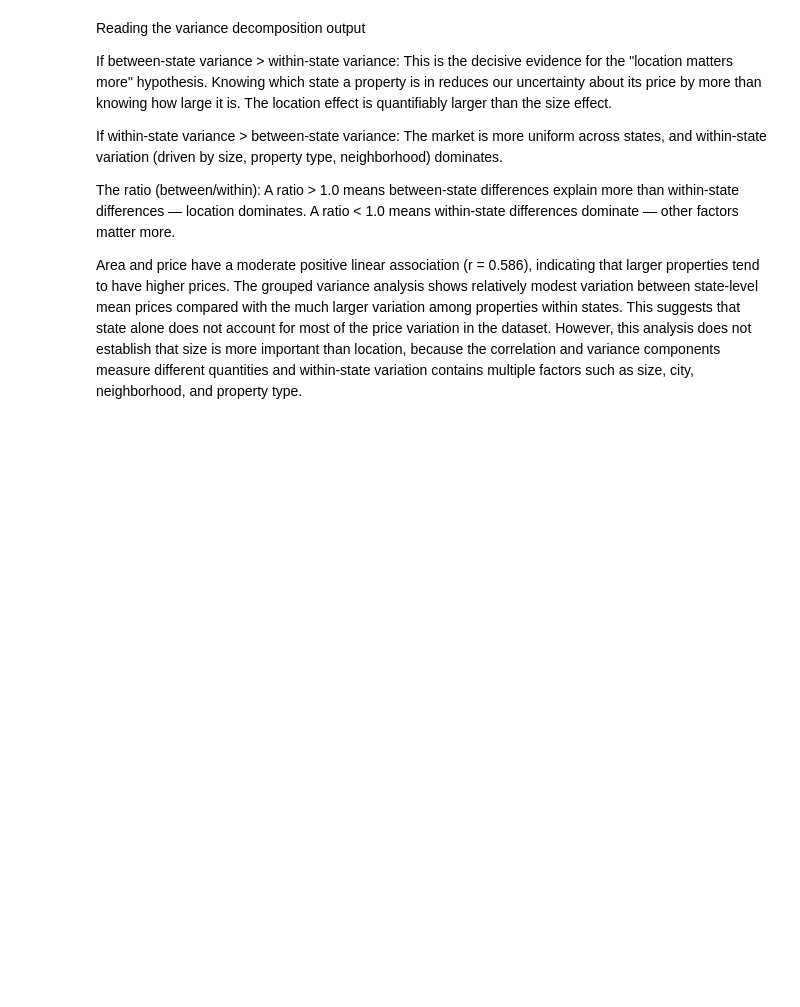
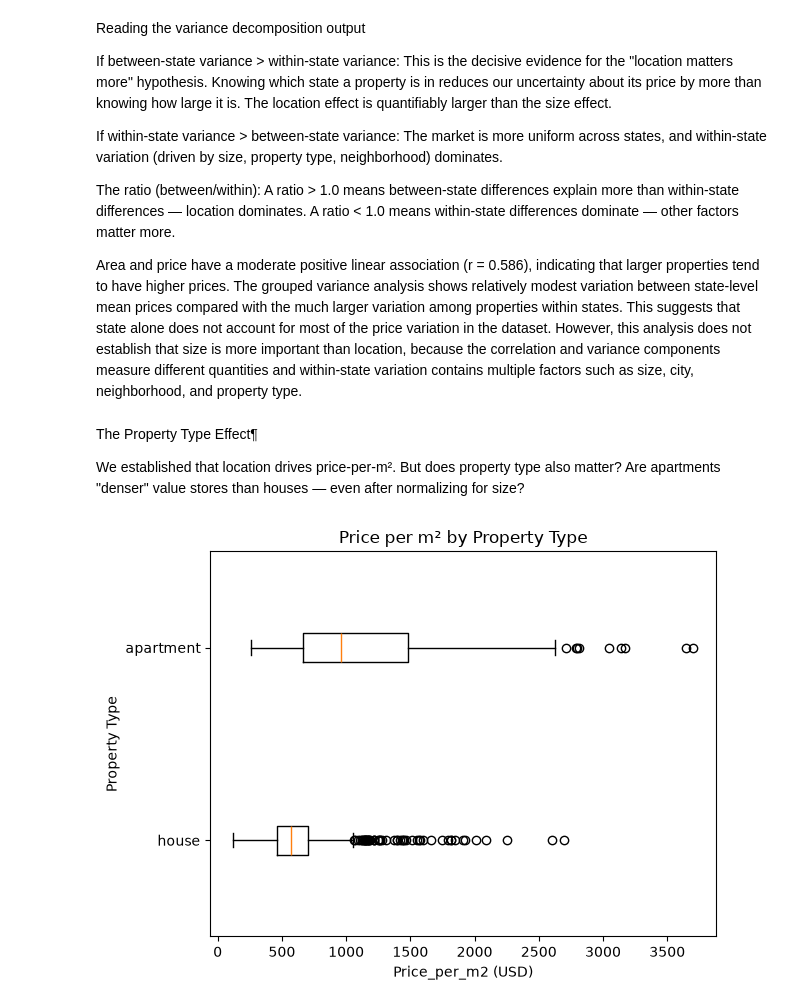
Before and after one commit to igris-nuel/ai-engineering-journey, a Jupyter notebook: projects/02-real-estate-regression/notebooks/04_price_per_m2_and_location.ipynb, the cells around one changed output. Saved outputs shown, nothing was run; the diff lists cells and outputs as text; code cells hidden in the pictures; blank space fills up the shorter version.

Commit message:
combined analysis:state and property type

```diff
--- a/projects/02-real-estate-regression/notebooks/04_price_per_m2_and_location.ipynb
+++ b/projects/02-real-estate-regression/notebooks/04_price_per_m2_and_location.ipynb
@@ -272,3 +272,34 @@ The ratio (between/within): A ratio > 1.0 means between-state differences explai
 
 
 Area and price have a moderate positive linear association (r = 0.586), indicating that larger properties tend to have higher prices. The grouped variance analysis shows relatively modest variation between state-level mean prices compared with the much larger variation among properties within states. This suggests that state alone does not account for most of the price variation in the dataset. However, this analysis does not establish that size is more important than location, because the correlation and variance components measure different quantities and within-state variation contains multiple factors such as size, city, neighborhood, and property type.
+# %% [markdown]
+The Property Type Effect¶
+
+We established that location drives price-per-m². But does property type also matter? Are apartments "denser" value stores than houses — even after normalizing for size?
+# %%
+
+property_type_stats = (
+df.groupby("property_type")["price_per_m2"]
+.agg(['mean', 'median', 'std','count'])
+.sort_values(by="median", ascending=False)
+.round(2)
+)
+
+property_type_stats
+
+prop_types = df["property_type"].unique()
+
+
+data_by_type = [df[df["property_type"]==p_type]["price_per_m2"]for p_type in prop_types]
+
+fig, ax = plt.subplots()
+
+ax.boxplot(data_by_type, tick_labels=prop_types, vert=False)
+ax.set_title("Price per m² by Property Type")
+ax.set_xlabel("Price_per_m2 (USD)")
+ax.set_ylabel("Property Type")
+
+plt.tight_layout()
+plt.show()
+# %% [output]
+[figure, added]
```
Also changed, not shown: parts of 2 cells of this notebook, 1 other file.
